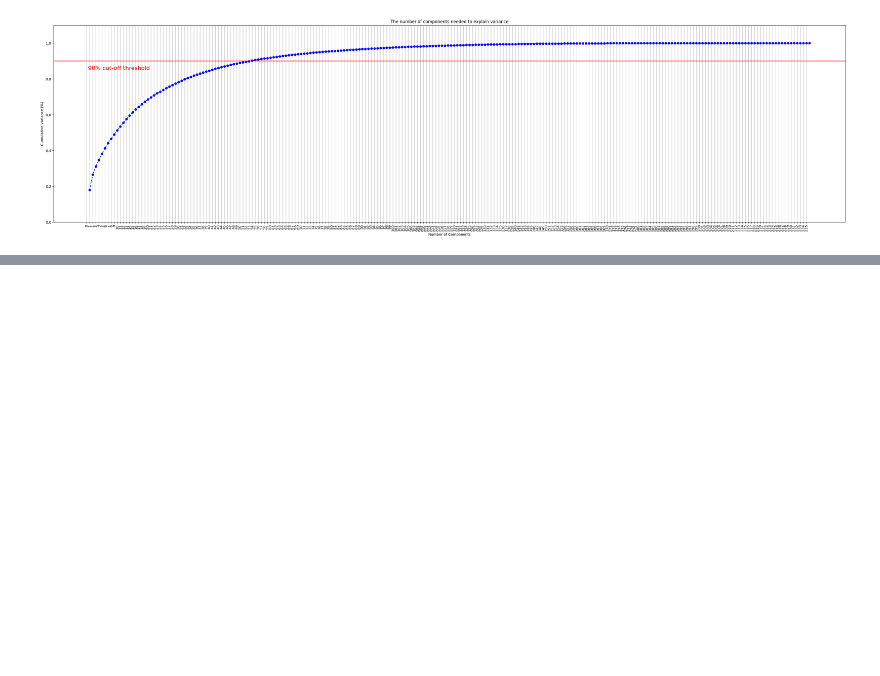
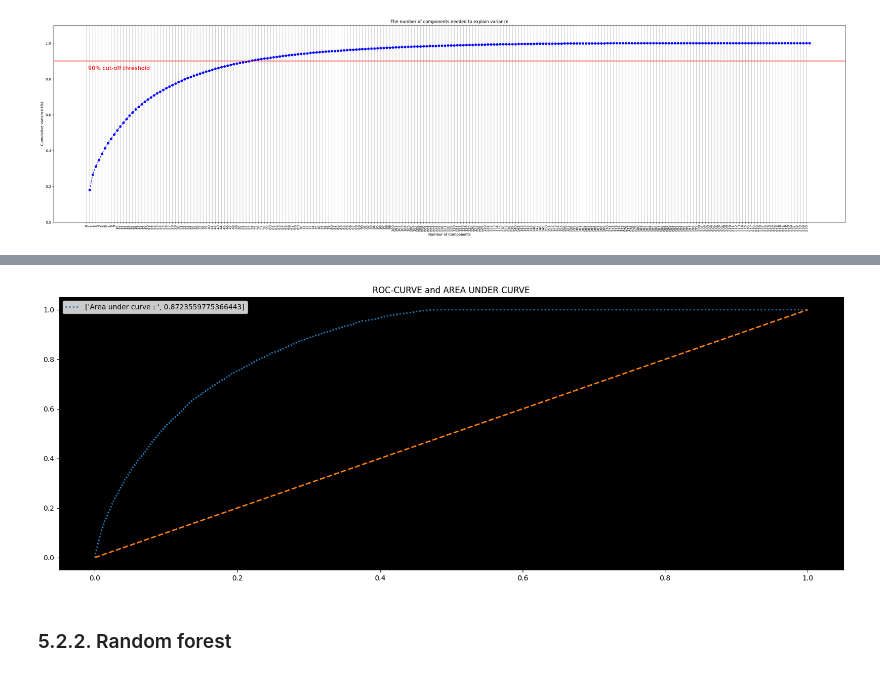
Before and after one commit to baoqdng/risk_analysis, a Jupyter notebook: EDA.ipynb, the cells around one changed output, grey strips where cells are left out. Drawn from its saved outputs; the diff is of its cells as text; code cells hidden in the pictures; blank space fills up the shorter version.

```diff
--- a/EDA.ipynb
+++ b/EDA.ipynb
@@ -671,4 +682,5 @@ pca_data = pca.fit(app_data_encoded_scaled)
 # %%
-app_data_pca = pd.DataFrame(pca_data)
+app_data_pca = pd.DataFrame(pca_data, columns=pca_columns)
+app_data_pca["TARGET"] = training_labels
 app_data_pca.head(5)
 # %% [output]
@@ -675,0 +701,5 @@ ValueError: DataFrame constructor not properly called!
+# %%
+X = app_data_pca.iloc[:,:-1]
+y = app_data_pca.iloc[:,-1]
+print(X.shape)
+print(y.shape)
@@ -675,0 +709,2 @@ ValueError: DataFrame constructor not properly called!
+# %%
+X_train, X_test, y_train, y_test = train_test_split(X, y, test_size=0.2, random_state=53)
@@ -675,0 +715,15 @@ ValueError: DataFrame constructor not properly called!
+# %%
+lr = LogisticRegression()
+lr.fit(X=X_train, y=y_train)
+
+y_pred = lr.predict(X_test)
+
+acc = accuracy_score(y_test, y_pred)
+rec = recall_score(y_test, y_pred)
+f1 = f1_score(y_pred=y_pred, y_true=y_test)
+cr = classification_report(y_test, y_pred)
+
+print("Accuracy score: ", acc)
+print("Recall score: ", rec)
+print("F1 score: ", f1)
+print("Report score: ", cr)
@@ -675,0 +742,14 @@ ValueError: DataFrame constructor not properly called!
+# %%
+fig = plt.figure(figsize=(20,7))
+ax = fig.add_subplot(111)
+prediction_probabilities = lr.predict_proba(X_test[X_train.columns])[:,1]
+fpr , tpr , thresholds = roc_curve(y_test,prediction_probabilities)
+ax.plot(fpr,tpr,label = ["Area under curve : ",auc(fpr,tpr)],linewidth=2,linestyle="dotted")
+ax.plot([0,1],[0,1],linewidth=2,linestyle="dashed")
+plt.legend(loc="best")
+plt.title("ROC-CURVE and AREA UNDER CURVE")
+ax.set_facecolor("k")
+# %% [output]
+[figure, added]
+# %% [markdown]
+### 5.2.2. Random forest
```
Also changed, not shown: parts of 17 cells of this notebook.
